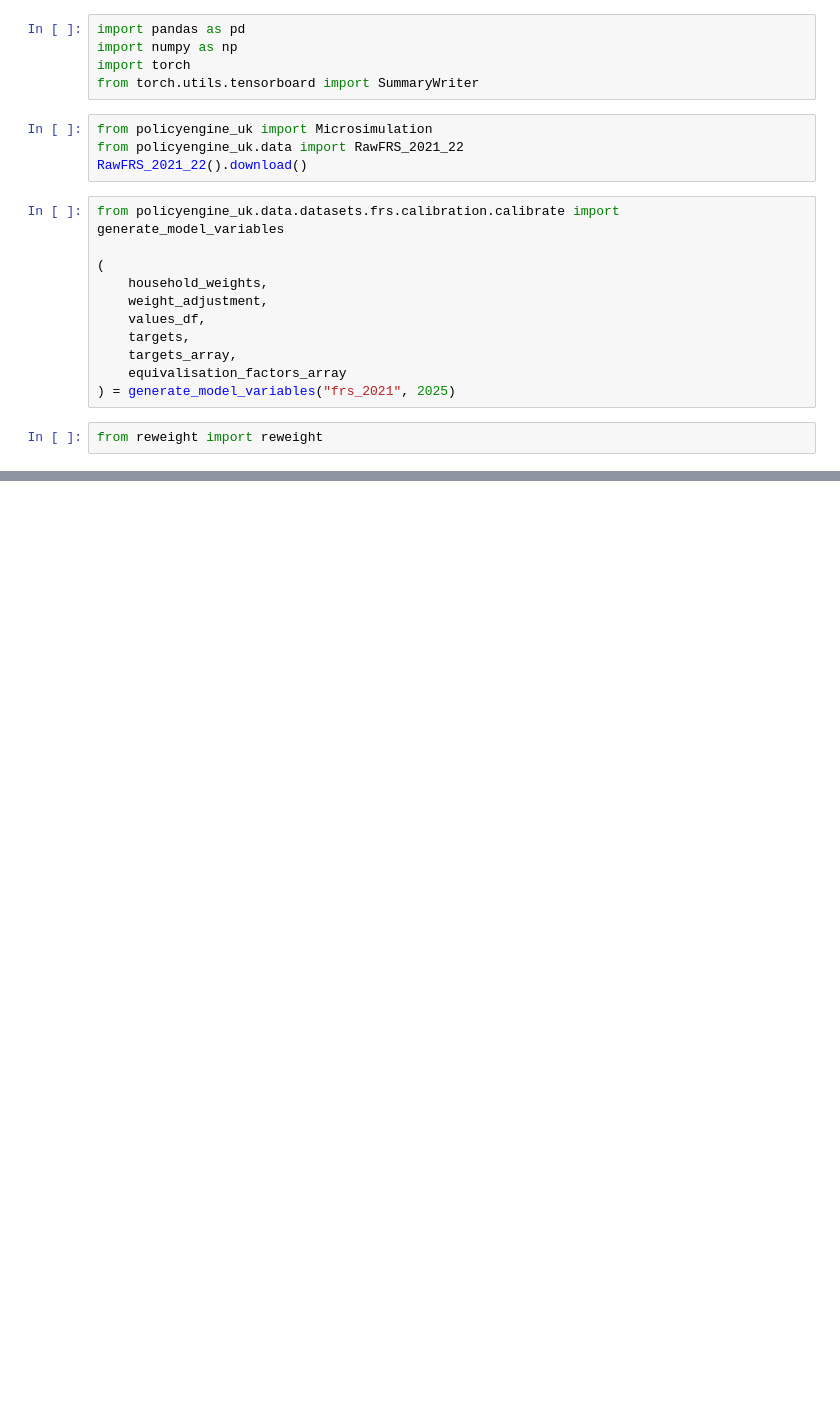
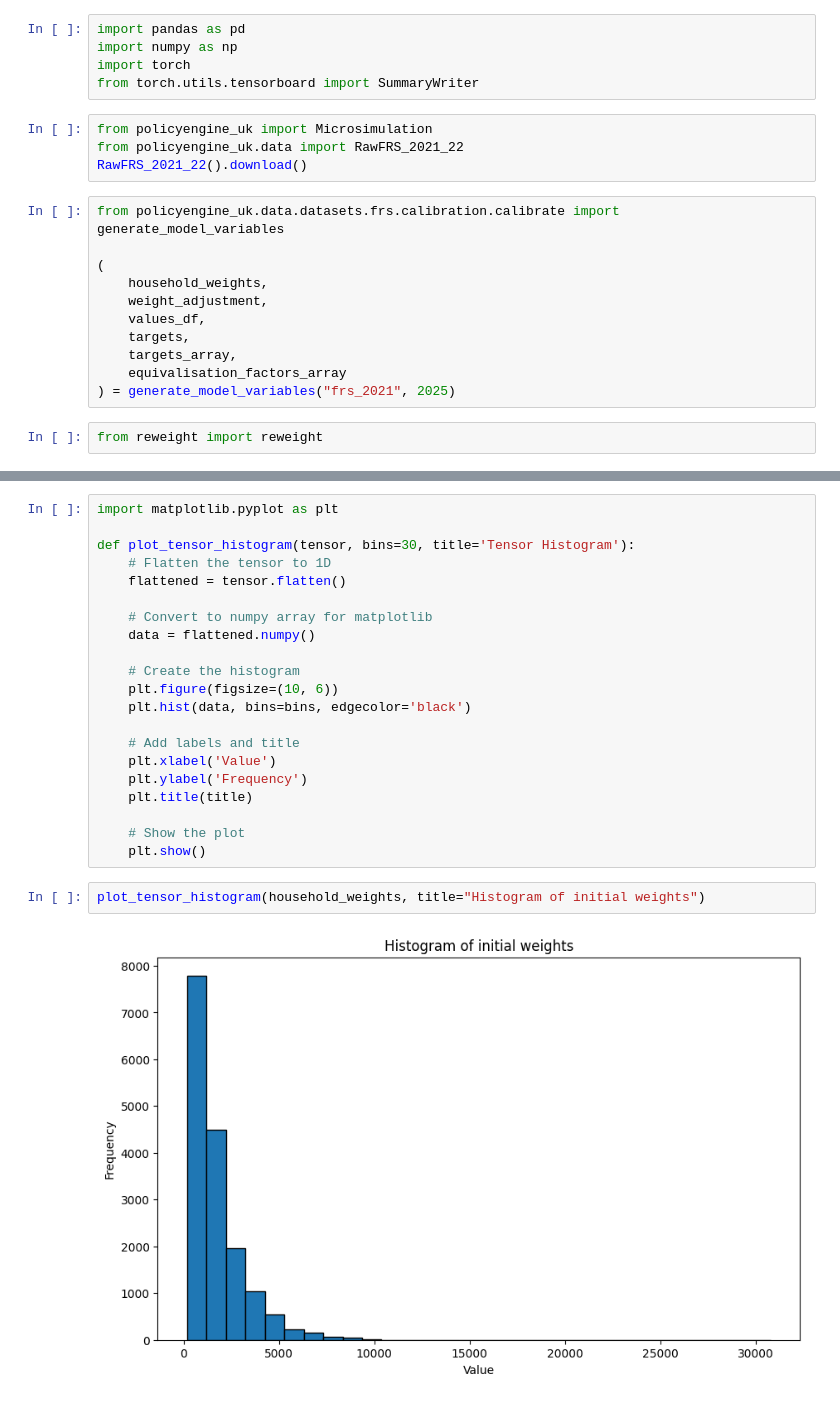
Before and after one commit to PolicyEngine/reweight, a Jupyter notebook: docs/testing_notebooks/uk-notebook.ipynb, the cells around one changed output, grey strips where cells are left out. Saved outputs shown, nothing was run; the diff lists cells and outputs as text; blank space fills up the shorter version.

Commit message:
Added weights histograms to testing notebooks

```diff
--- a/docs/testing_notebooks/uk-notebook.ipynb
+++ b/docs/testing_notebooks/uk-notebook.ipynb
@@ -37,0 +52,25 @@ print(nonzero_proportion(final_weights))
+# %%
+import matplotlib.pyplot as plt
+
+def plot_tensor_histogram(tensor, bins=30, title='Tensor Histogram'):
+    # Flatten the tensor to 1D
+    flattened = tensor.flatten()
+
+    # Convert to numpy array for matplotlib
+    data = flattened.numpy()
+
+    # Create the histogram
+    plt.figure(figsize=(10, 6))
+    plt.hist(data, bins=bins, edgecolor='black')
+
+    # Add labels and title
+    plt.xlabel('Value')
+    plt.ylabel('Frequency')
+    plt.title(title)
+
+    # Show the plot
+    plt.show()
+# %%
+plot_tensor_histogram(household_weights, title="Histogram of initial weights")
+# %% [output]
+[figure, added]
```
Also changed, not shown: parts of 3 cells of this notebook, 2 other files.
